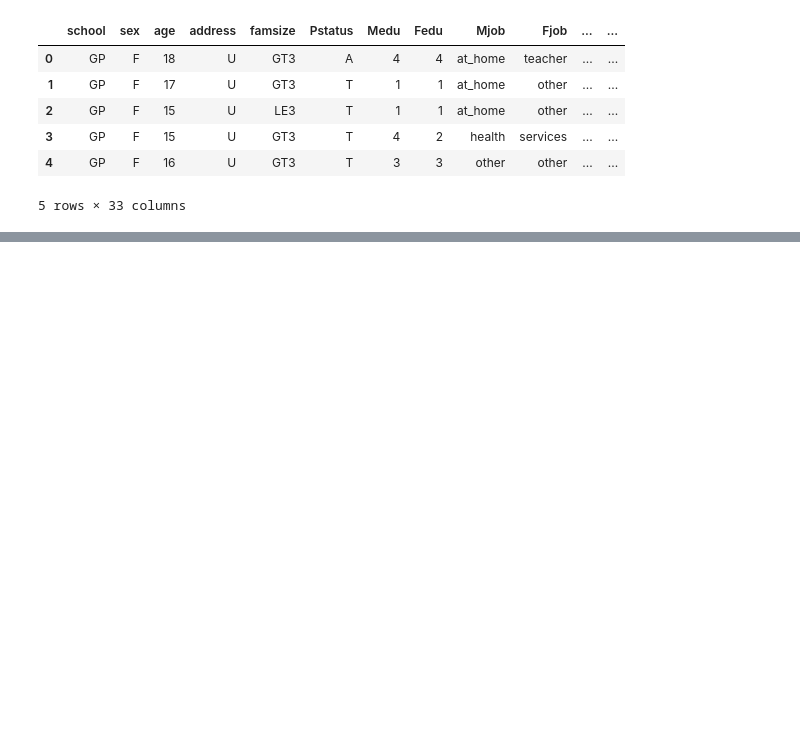
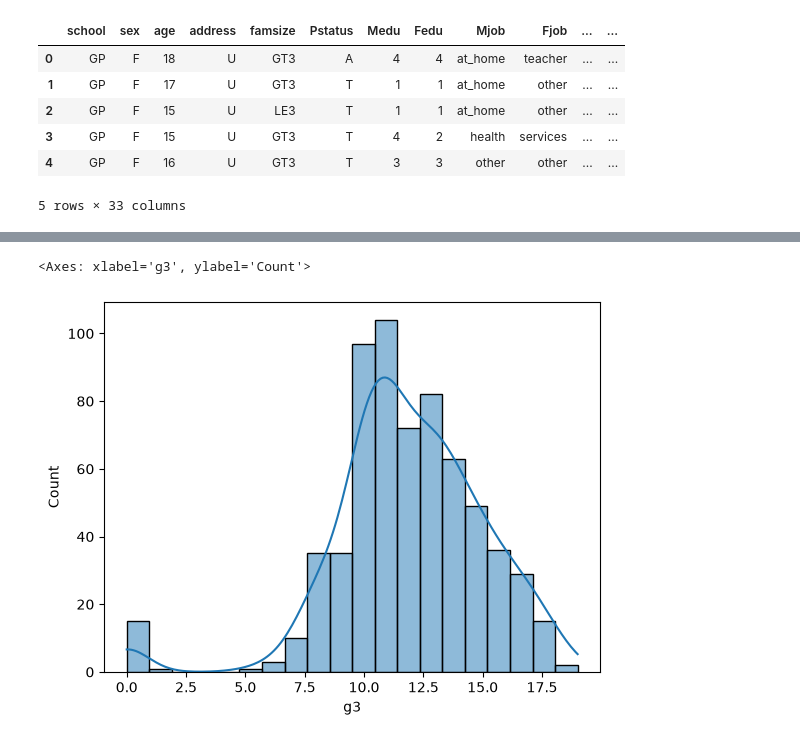
Before and after one commit to enarbrowall123-dotcom/ML-Projekt-, a Jupyter notebook: notebook.ipynb, the cells around one changed output, grey strips where cells are left out. Saved outputs shown, nothing was run; the diff lists cells and outputs as text; code cells hidden in the pictures; blank space fills up the shorter version.

```diff
--- a/notebook.ipynb
+++ b/notebook.ipynb
@@ -18,0 +44,10 @@ df.head()
+# %%
+df.columns = df.columns.str.lower()
+
+categorical_columns = list(df.dtypes[df.dtypes == 'str'].index)
+
+for c in categorical_columns:
+    df[c] = df[c].str.lower().str.replace(' ', '_')
+
+
+df.head()
@@ -18,0 +118,5 @@ df.head()
+# %%
+sns.histplot(df.g3, bins=20, kde=True)
+# %% [output]
+<Axes: xlabel='g3', ylabel='Count'>
+[figure, added]
```
Also changed, not shown: parts of 48 cells of this notebook.
